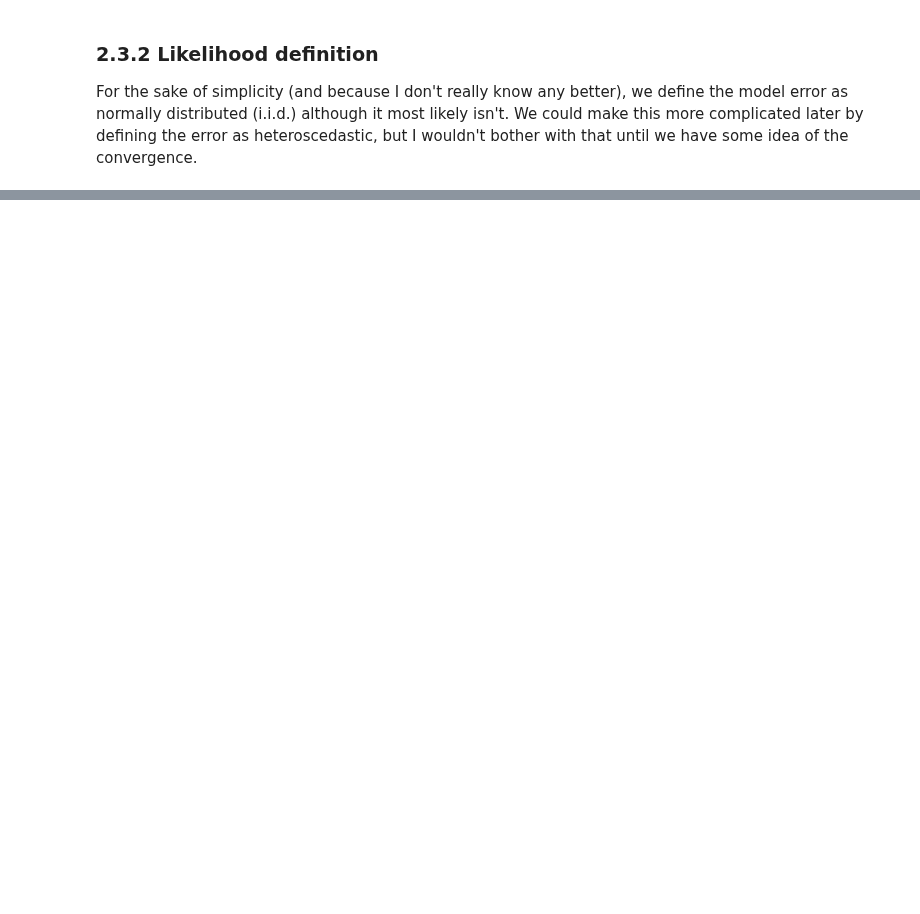
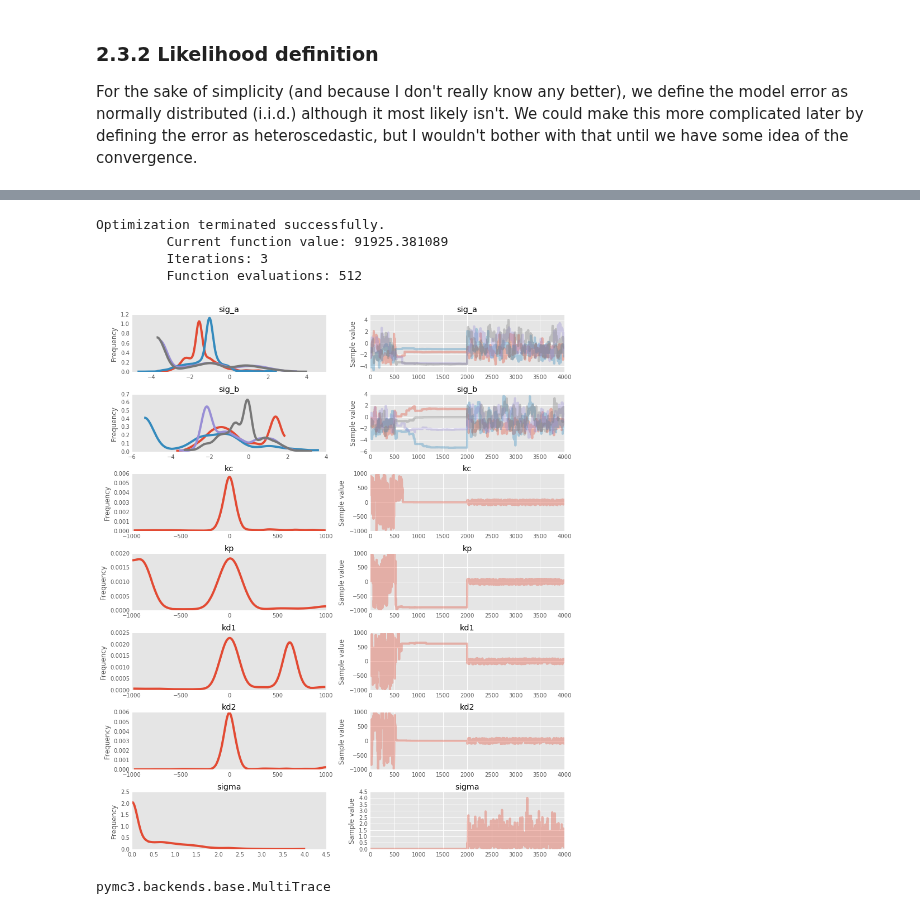
Before and after one commit to rhyswhitley/fire_limitation, a Jupyter notebook: notebooks/bayesian_inference.ipynb, the cells around one changed output, grey strips where cells are left out. Cells and saved outputs as stored; diff of their text form; code cells hidden in the pictures; blank space fills up the shorter version.

Commit message:
Bayes inference now working; difficulty finding convergence though

```diff
--- a/notebooks/bayesian_inference.ipynb
+++ b/notebooks/bayesian_inference.ipynb
@@ -197,18 +189,23 @@ Because I have no idea what the uncertainty on these parameters should look like
 
 `pymc3` is quite funky in that it allows me to create an empty `Model()` object and just add things to it as I need them using a `with` statement. I've called our Bayesian model `fire_error` as that is what we are trying to Quantify.
 # %%
+with pm3.Model() as fire_error:
+
 # first for the sigmoids (the 4's at the end state that I want 4 of them)
-with pm3.Model() as fire_error:
-    a_s4 = pm3.Uniform('sig_pos', -2, 2, 4)
-    b_s4 = pm3.Uniform('sig_slope', 0, 5, 4)
+    a_s4 = pm3.Normal('sig_a', mu=0, sd=1, shape=4)
+    b_s4 = pm3.Normal('sig_b', mu=0, sd=1, shape=4)
 
 # now for the hyper-parameters that describe the independent fire condition covariates
-with fire_error:
-    kp = pm3.Uniform('kp', -100, 100)
-    kc = pm3.Uniform('kc', -100, 100)
-    kd1 = pm3.Uniform('kd1', -100, 100)
-    kd2 = pm3.Uniform('kd2', -100, 100)
+
+#    kc = pm3.Normal('kc', mu=0, sd=1)
+#    kp = pm3.Normal('kp', mu=0, sd=1)
+#    kd1 = pm3.Normal('kd1', mu=0, sd=1)
+#    kd2 = pm3.Normal('kd2', mu=0, sd=1)
+
+    kc = pm3.Uniform('kc', -1e2, 1e2)
+    kp = pm3.Uniform('kp', -1e2, 1e2)
+    kd1 = pm3.Uniform('kd1', -1e2, 1e2)
+    kd2 = pm3.Uniform('kd2', -1e2, 1e2)
 
 # describe the standard deviation in the error term
-with fire_error:
-    sigma = Uniform('sigma', 0, 20)
+    sigma = pm3.HalfNormal('sigma', sd=1)
@@ -258,0 +251,27 @@ sigma = Uniform('sigma', 0, 20)
+# %%
+with fire_error:
+
+    # help the sampling out by quickly finding an optimal start position
+    start = pm3.find_MAP(model=fire_error.model, fmin=optimize.fmin_powell)
+
+    # set the step-method (criteria algorithm for moving around information space)
+    step = pm3.Metropolis()
+
+    # save our sampling to disk so we can access it later
+    db_save = SQLite('../data/firemodel_trace.db')
+
+    # do the sampling
+    mcmc_traces = pm3.sample(2e3, step=step, start=start, njobs=-1, trace=db_save)
+# %% [output]
+Optimization terminated successfully.
+         Current function value: 91925.381089
+         Iterations: 3
+         Function evaluations: 512
+# %%
+pm3.traceplot(mcmc_traces);
+# %% [output]
+[figure, added]
+# %%
+type(mcmc_traces)
+# %% [output]
+pymc3.backends.base.MultiTrace
```
Also changed, not shown: parts of 14 cells of this notebook, 1 other file.
